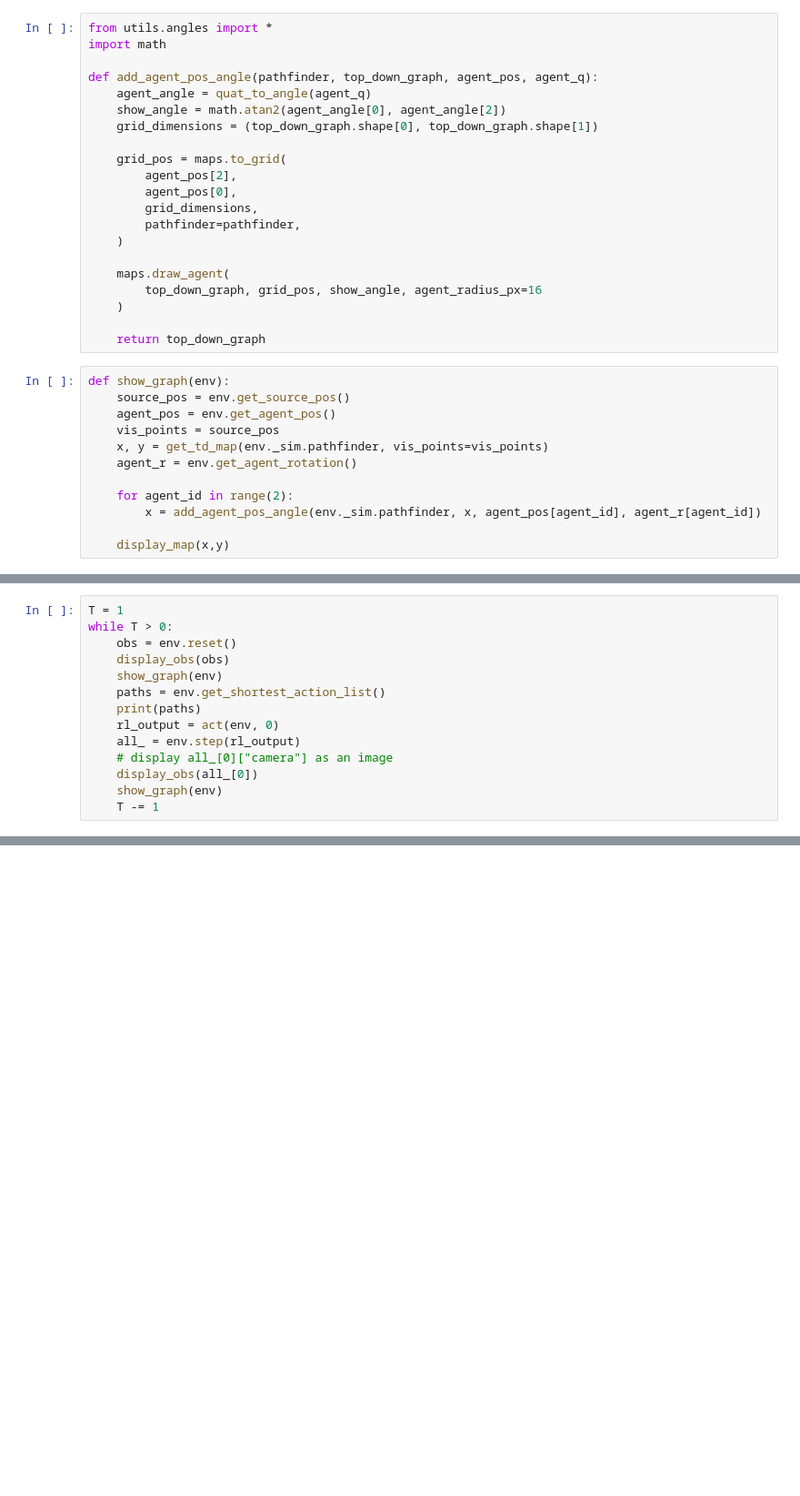
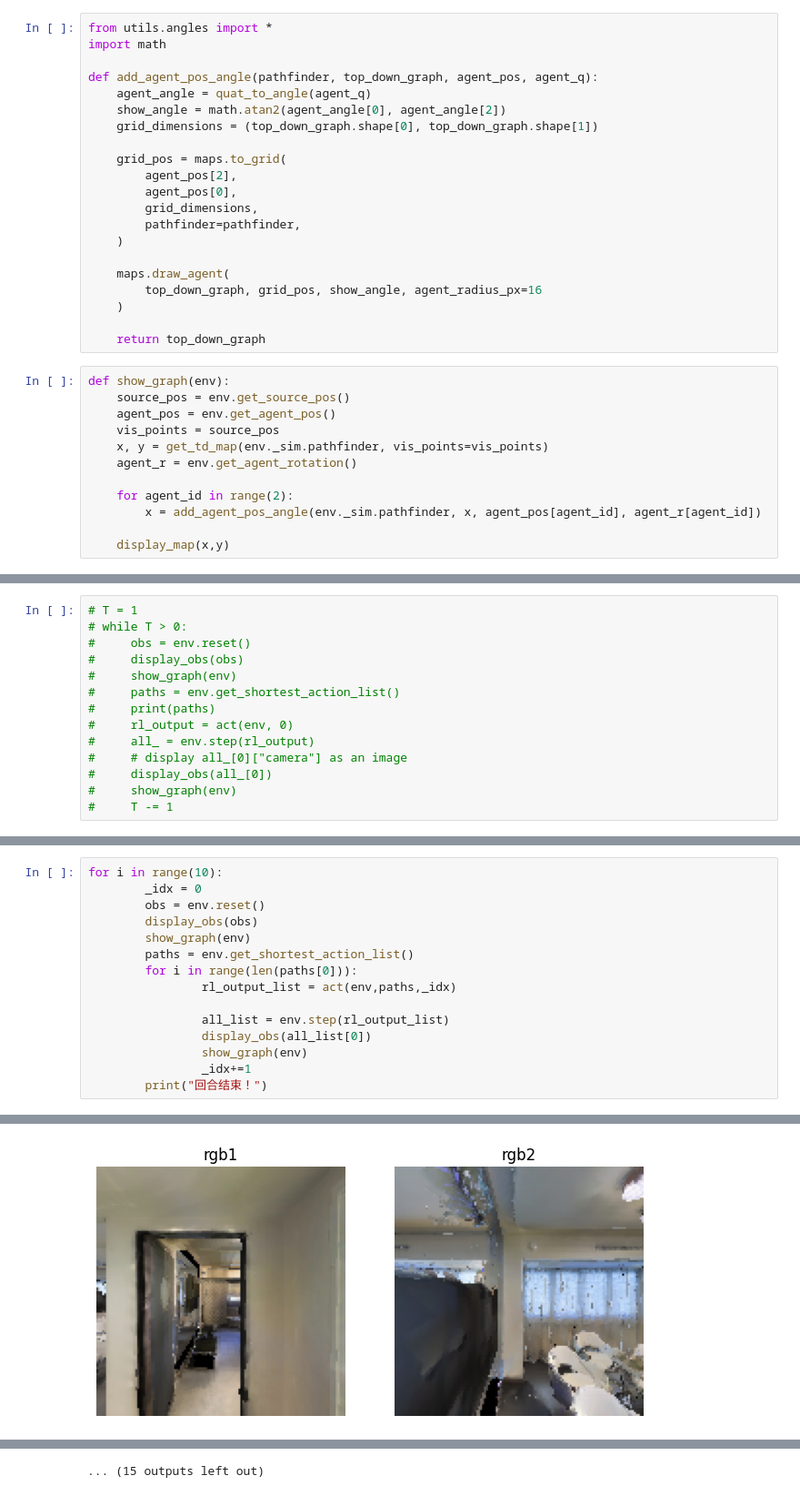
Before and after one commit to YZyongzhang/soundspaces, a Jupyter notebook: interaction.ipynb, the cells around one changed output, grey strips where cells are left out. Shown at 91% size. Saved outputs shown, nothing was run; the diff lists cells and outputs as text; blank space fills up the shorter version.

```diff
--- a/interaction.ipynb
+++ b/interaction.ipynb
@@ -229,14 +281,14 @@ print(paths)
 # %%
-T = 1
-while T > 0:
-    obs = env.reset()
-    display_obs(obs)
-    show_graph(env)
-    paths = env.get_shortest_action_list()
-    print(paths)
-    rl_output = act(env, 0)
-    all_ = env.step(rl_output)
-    # display all_[0]["camera"] as an image
-    display_obs(all_[0])
-    show_graph(env)
-    T -= 1
+# T = 1
+# while T > 0:
+#     obs = env.reset()
+#     display_obs(obs)
+#     show_graph(env)
+#     paths = env.get_shortest_action_list()
+#     print(paths)
+#     rl_output = act(env, 0)
+#     all_ = env.step(rl_output)
+#     # display all_[0]["camera"] as an image
+#     display_obs(all_[0])
+#     show_graph(env)
+#     T -= 1
@@ -271,0 +309,16 @@ get_sensor_observations time: 0.9944474697113037
+# %%
+for i in range(10):
+        _idx = 0
+        obs = env.reset()
+        display_obs(obs)
+        show_graph(env)
+        paths = env.get_shortest_action_list()
+        for i in range(len(paths[0])):
+                rl_output_list = act(env,paths,_idx)
+
+                all_list = env.step(rl_output_list)
+                display_obs(all_list[0])
+                show_graph(env)
+                _idx+=1
+        print("回合结束！")
+# %% [output]
@@ -271,0 +341 @@ get_sensor_observations time: 0.9944474697113037
+[figure, added]
@@ -271,0 +373 @@ get_sensor_observations time: 0.9944474697113037
+... (15 outputs left out)
```
Also changed, not shown: parts of 8 cells of this notebook, 12 other files.
